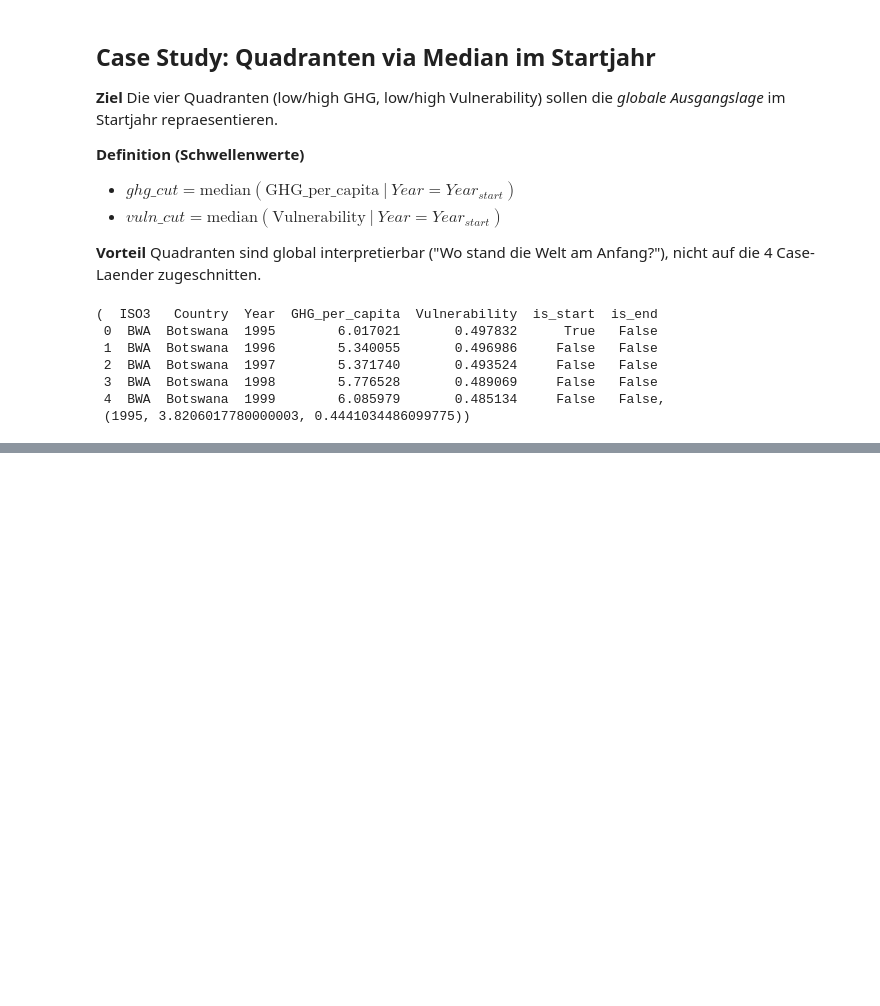
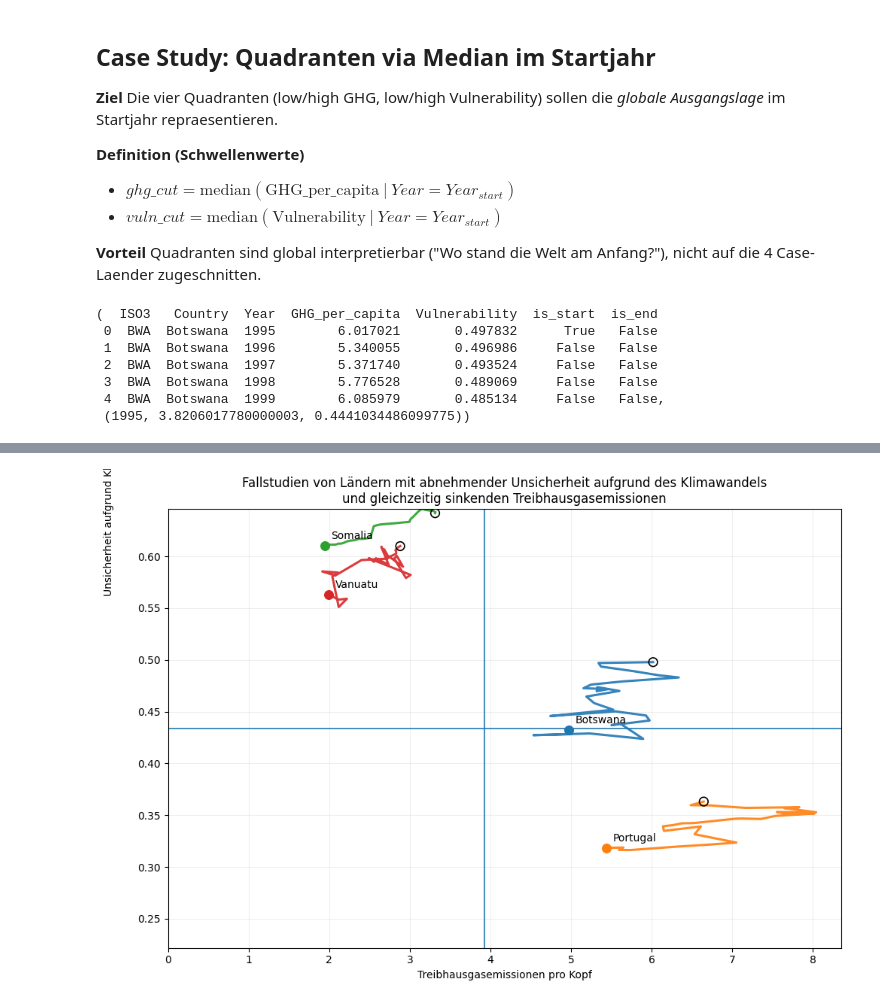
Before and after one commit to damiansze/Climate-Justice, a Jupyter notebook: 07_casestudy_quadrantgraph.ipynb, the cells around one changed output, grey strips where cells are left out. Cells and saved outputs as stored; diff of their text form; code cells hidden in the pictures; blank space fills up the shorter version.

```diff
--- a/07_casestudy_quadrantgraph.ipynb
+++ b/07_casestudy_quadrantgraph.ipynb
@@ -179,0 +165,83 @@ plt.show()
+# %%
+import matplotlib.pyplot as plt
+
+fig, ax = plt.subplots(figsize=(10, 7))
+
+# Quadrantenlinien (globale Mediane)
+ax.axvline(ghg_cut, linewidth=1.2)
+ax.axhline(vuln_cut, linewidth=1.2)
+
+# Trajektorien + Labels
+for iso, g in case_df.groupby("ISO3", sort=False):
+    g = g.sort_values("Year")
+    country = g["Country"].iloc[0]
+
+    ax.plot(
+        g["GHG_per_capita"],
+        g["Vulnerability"],
+        linewidth=2.2,
+        alpha=0.9,
+    )
+
+    gs = g[g["is_start"]].iloc[0]
+    ge = g[g["is_end"]].iloc[0]
+
+    # Start / Ende markieren
+    ax.scatter(
+        gs["GHG_per_capita"],
+        gs["Vulnerability"],
+        s=70,
+        facecolors="none",
+        edgecolors="black",
+        linewidths=1.2,
+        zorder=5,
+    )
+    ax.scatter(
+        ge["GHG_per_capita"],
+        ge["Vulnerability"],
+        s=70,
+        zorder=6,
+    )
+
+    # Namensschild am Endpunkt
+    ax.annotate(
+        country,
+        (ge["GHG_per_capita"], ge["Vulnerability"]),
+        xytext=(6, 4),
+        textcoords="offset points",
+        fontsize=10,
+        ha="left",
+        va="bottom",
+    )
+
+# x-Achse startet bei 0
+ax.set_xlim(left=0)
+
+# y-Achse: Median exakt in die Mitte (symmetrisch um vuln_cut)
+y_min_data = float(case_df["Vulnerability"].min())
+y_max_data = float(case_df["Vulnerability"].max())
+lower_span = vuln_cut - y_min_data
+upper_span = y_max_data - vuln_cut
+half_range = max(lower_span, upper_span)
+
+y_lower = max(0.0, vuln_cut - half_range)
+y_upper = vuln_cut + half_range
+ax.set_ylim(y_lower, y_upper)
+
+# Beschriftungen / Titel
+ax.set_xlabel("Treibhausgasemissionen pro Kopf")
+ax.set_ylabel("Unsicherheit aufgrund Klimawandels")
+
+ax.set_title(
+    "Fallstudien von Ländern mit abnehmender Unsicherheit aufgrund des Klimawandels\n"
+    "und gleichzeitig sinkenden Treibhausgasemissionen"
+)
+
+# Y-Label oben platzieren
+ax.yaxis.set_label_coords(-0.08, 1.02)
+
+ax.grid(True, linewidth=0.6, alpha=0.25)
+fig.tight_layout()
+plt.show()
+# %% [output]
+[figure, added]
```
Also changed, not shown: parts of 23 cells of this notebook, 1 other file.
